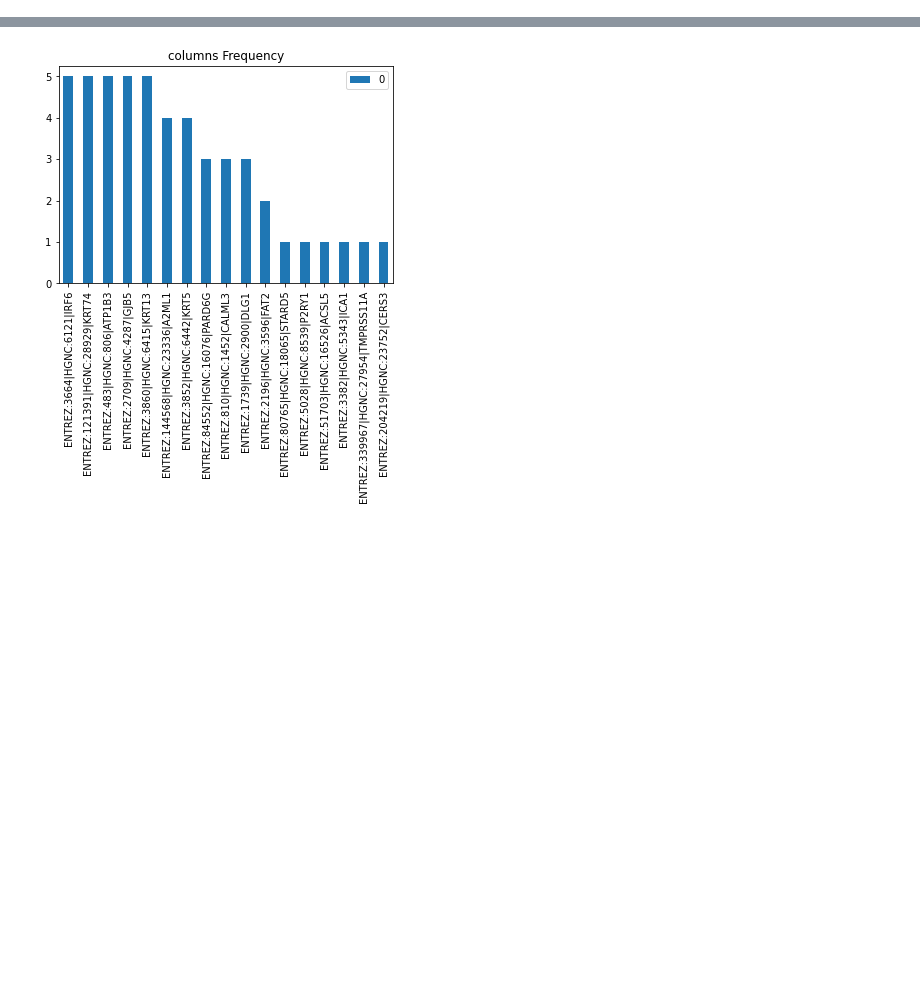
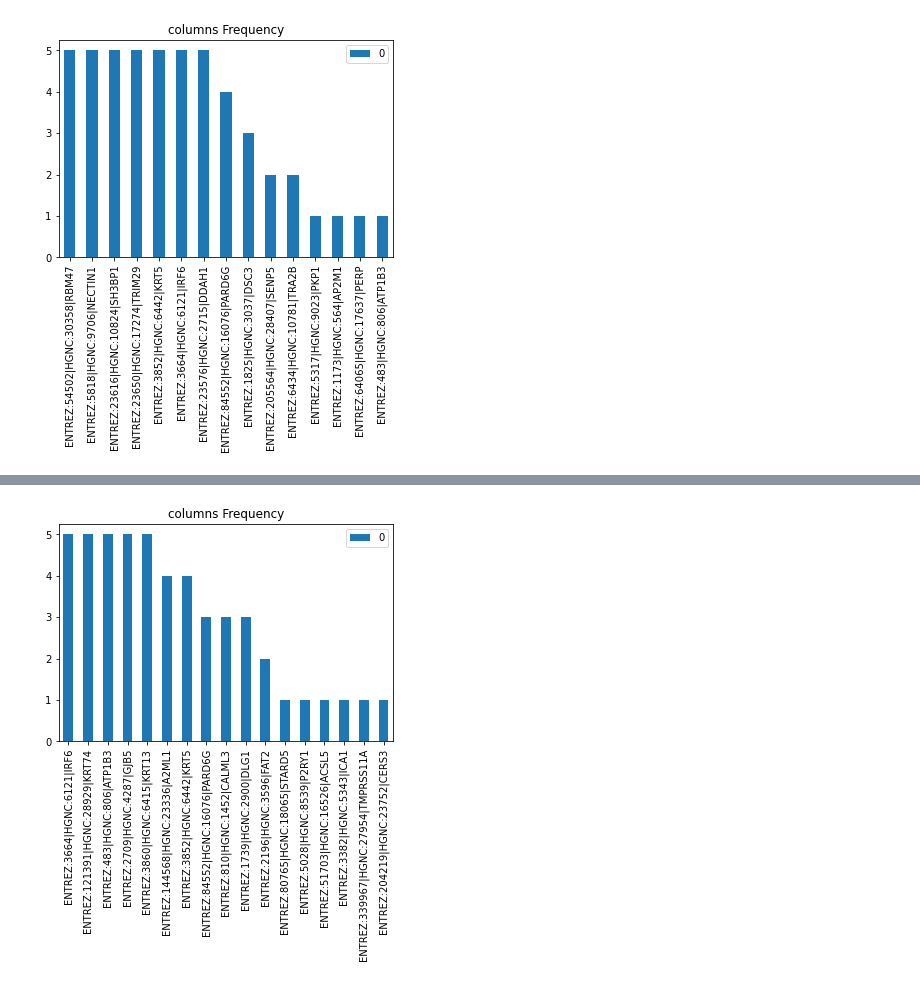
Before and after one commit to hyuntai97/Ensemble-feature-selection, a Jupyter notebook: selected_columns_notebook.ipynb, the cells around one changed output, grey strips where cells are left out. Saved outputs shown, nothing was run; the diff lists cells and outputs as text; code cells hidden in the pictures; blank space fills up the shorter version.

```diff
--- a/selected_columns_notebook.ipynb
+++ b/selected_columns_notebook.ipynb
@@ -98,0 +117,4 @@ results_reglar_elasticnet = pd.read_pickle('./cols/selected_cols1_regularization
+# %%
+select_columns_plot(results_sk_f)
+# %% [output]
+[figure, added]
```
Also changed, not shown: parts of 4 cells of this notebook, 24 other files.
